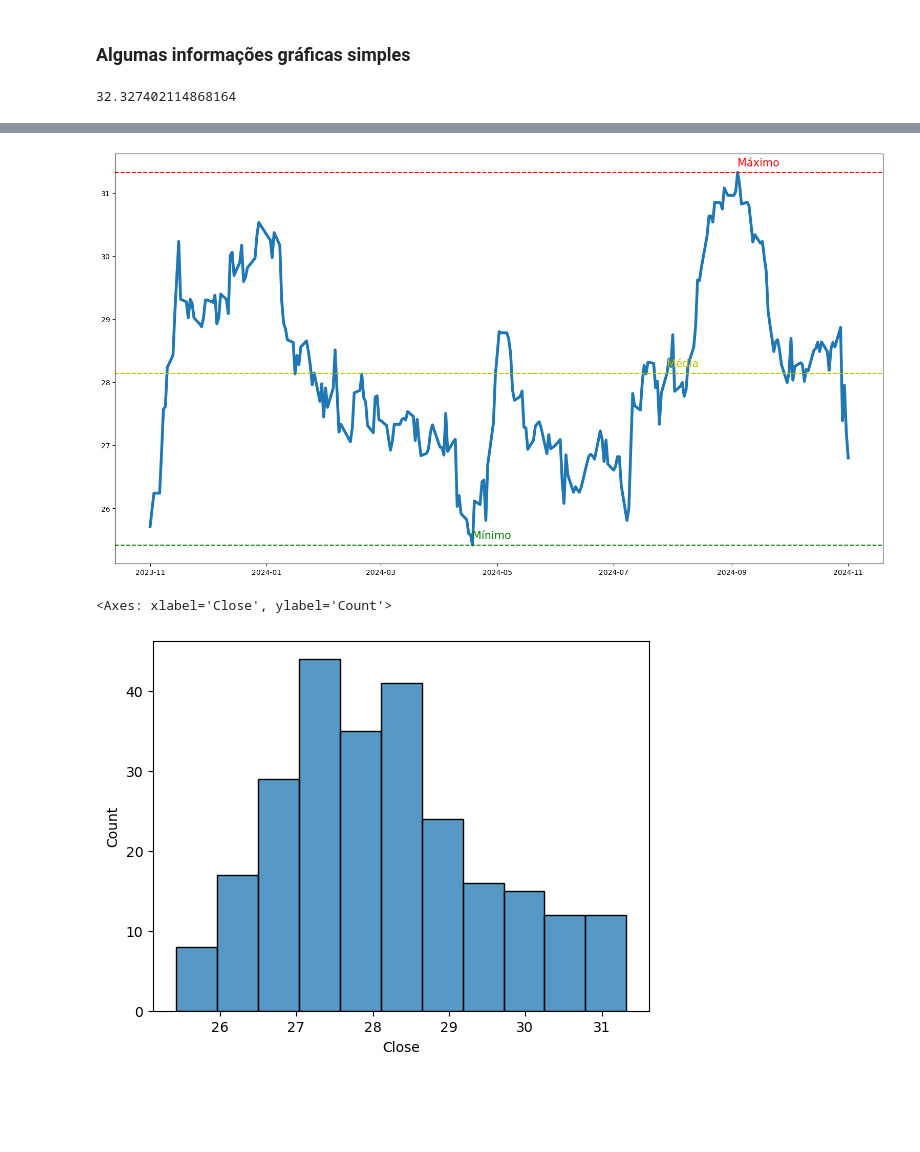
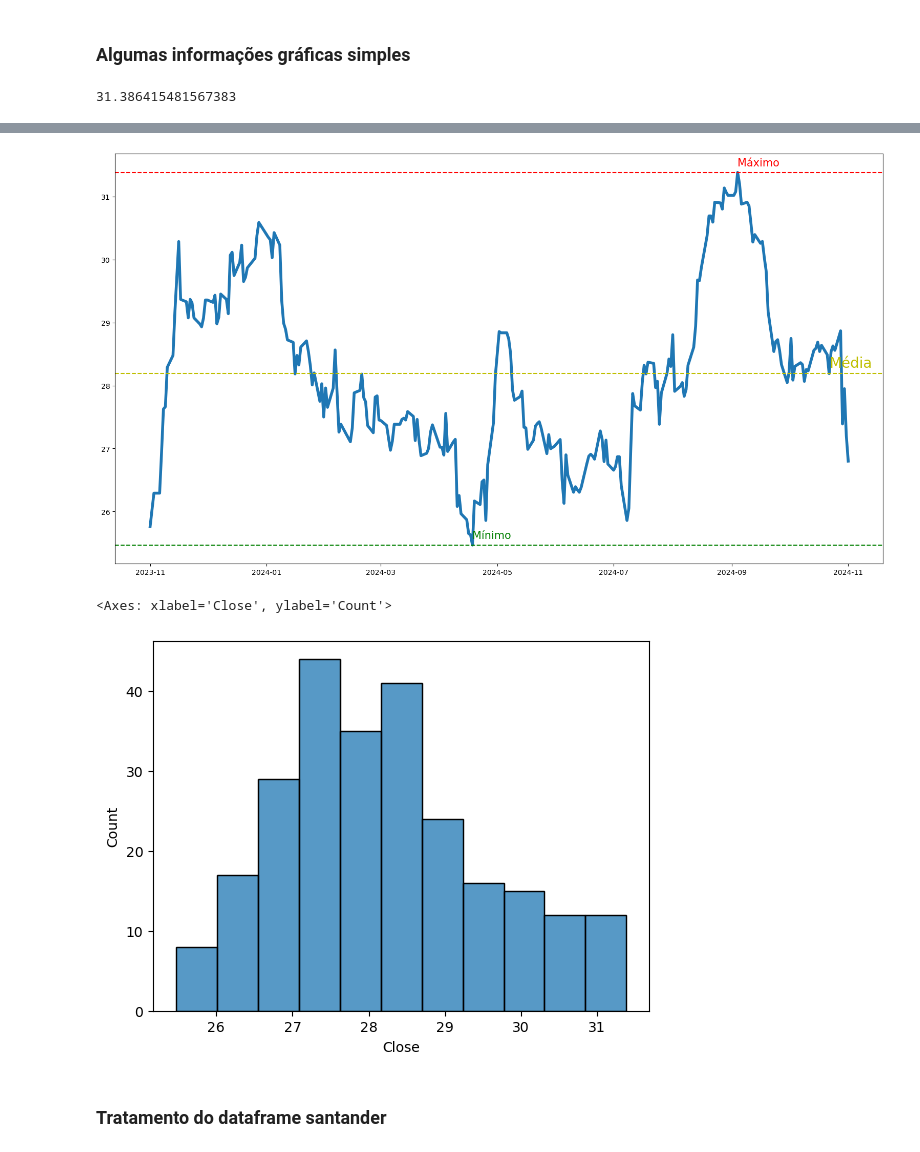
Before and after one commit to Wolfgang-Amadeus-Mozart/Projetos_ciencia_de_dados, a Jupyter notebook: Estudo sobre a performance de ações de bancos na bolsa de valores/Estudo do Mercado Financeiro (Bancos).ipynb, the cells around one changed output, grey strips where cells are left out. Saved outputs shown, nothing was run; the diff lists cells and outputs as text; code cells hidden in the pictures; blank space fills up the shorter version.

```diff
--- a/Estudo sobre a performance de ações de bancos na bolsa de valores/Estudo do Mercado Financeiro (Bancos).ipynb
+++ b/Estudo sobre a performance de ações de bancos na bolsa de valores/Estudo do Mercado Financeiro (Bancos).ipynb
@@ -45,3 +85,5 @@ df_santander.head(10)
+# %%
+df_santander.drop(['Dividends', 'Stock Splits'], axis = 1, inplace = True)
 # %% [markdown]
 ### Extraindo algumas informações básicas do dataset
 # %%
@@ -92,9 +202,9 @@ df_santander_descritivo
 # %% [markdown]
 ### Algumas informações gráficas simples
 # %%
-df_santander['Close'].max() + 1
+df_santander['Close'].max()
 # %% [output]
-32.327402114868164
+31.386415481567383
 # %%
 #Analisando apenas a variable "Close"
 
@@ -123,7 +233,7 @@ ax.annotate("Mínimo",
 ax.axhline(df_santander['Close'].mean(), c='y', ls = '--')
 ax.annotate("Média",
             ((df_santander['Close'] - df_santander['Close'].mean()).abs().idxmin(), df_santander['Close'].mean() + 0.1),
-            fontsize=15,
+            fontsize=20,
             c='y'
            )
 # %% [output]
@@ -131,7 +241,9 @@ Text(2024-07-29 00:00:00-03:00, 28.239247977215314, 'Média')
-[figure, old version]
+[figure, new version]
 # %%
 #Analisando a distribuição
 sns.histplot(df_santander['Close'])
 # %% [output]
 <Axes: xlabel='Close', ylabel='Count'>
-[figure, old version]
+[figure, new version]
+# %% [markdown]
+### Tratamento do dataframe santander
```
Also changed, not shown: parts of 14 cells of this notebook.
